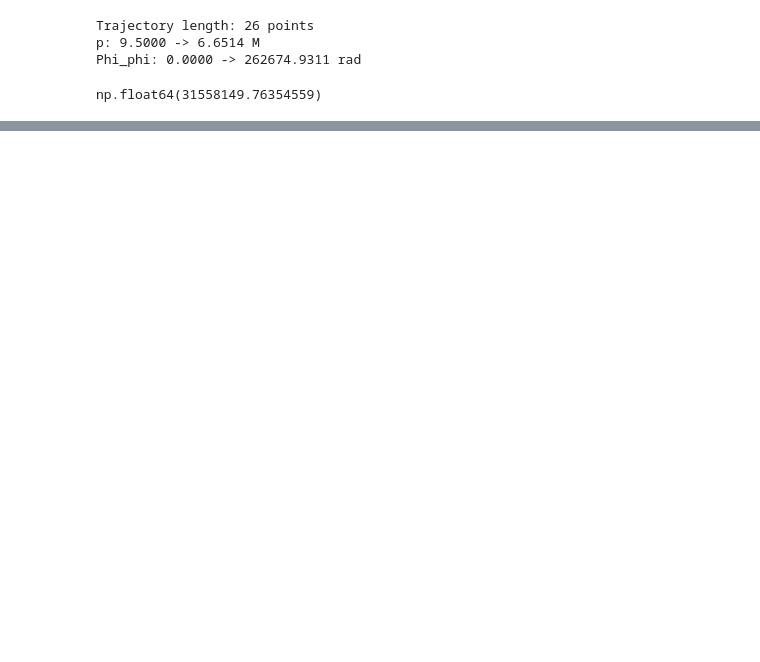
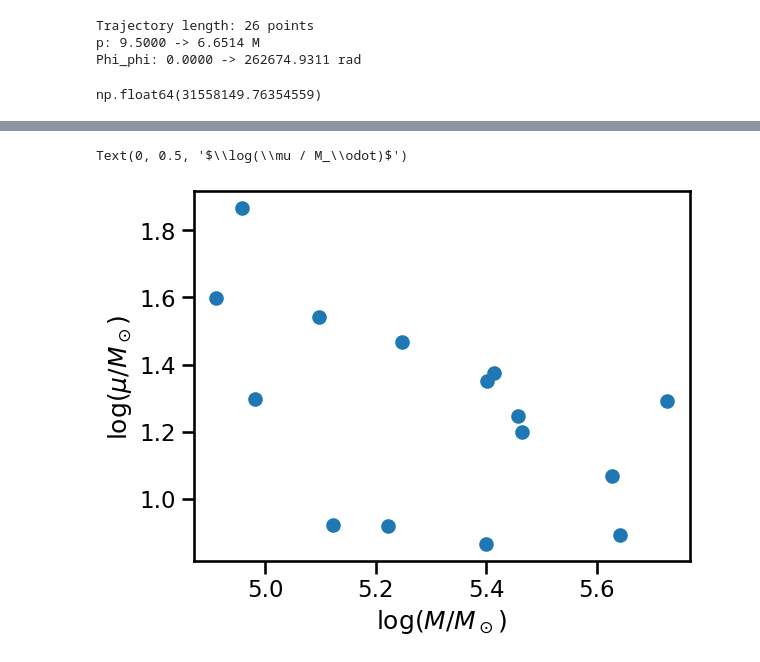
Before and after one commit to joshbmat/Few_1PAT1R_Scripts, a Jupyter notebook: WaveformModule/TestWaveformModuleGPU.ipynb, the cells around one changed output, grey strips where cells are left out. Drawn from its saved outputs; the diff is of its cells as text; code cells hidden in the pictures; blank space fills up the shorter version.

```diff
--- a/WaveformModule/TestWaveformModuleGPU.ipynb
+++ b/WaveformModule/TestWaveformModuleGPU.ipynb
@@ -289,0 +496,8 @@ ax.loglog(freqs[mask].get(), h0PA_f_masked.get(), label='0PA')
+# %%
+# Plot mass ratio's
+plt.scatter(np.log10(cat_selected['M_results']), np.log10(cat_selected['mu']))
+plt.xlabel(r'$\log(M / M_\odot)$')
+plt.ylabel(r'$\log(\mu / M_\odot)$')
+# %% [output]
+Text(0, 0.5, '$\\log(\\mu / M_\\odot)$')
+[figure, added]
```
Also changed, not shown: parts of 40 cells of this notebook.
